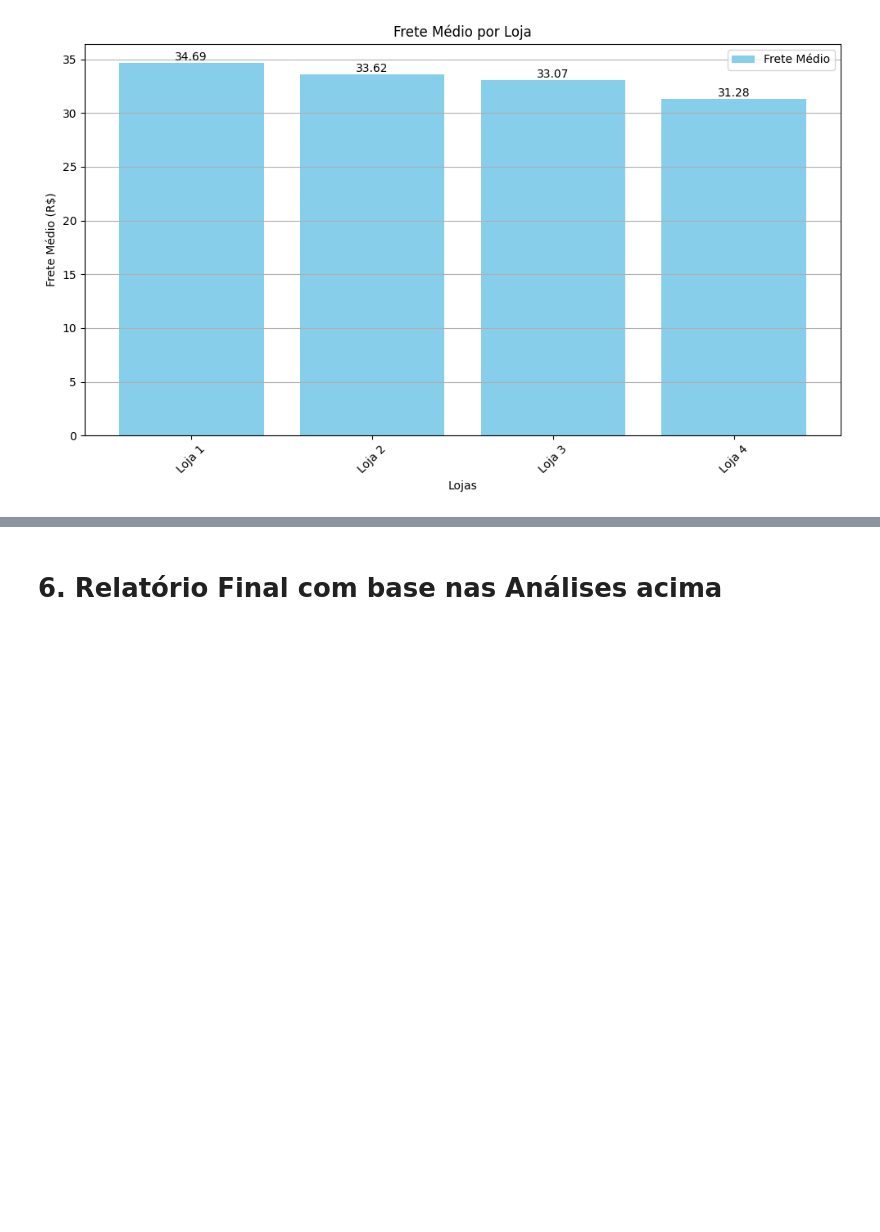
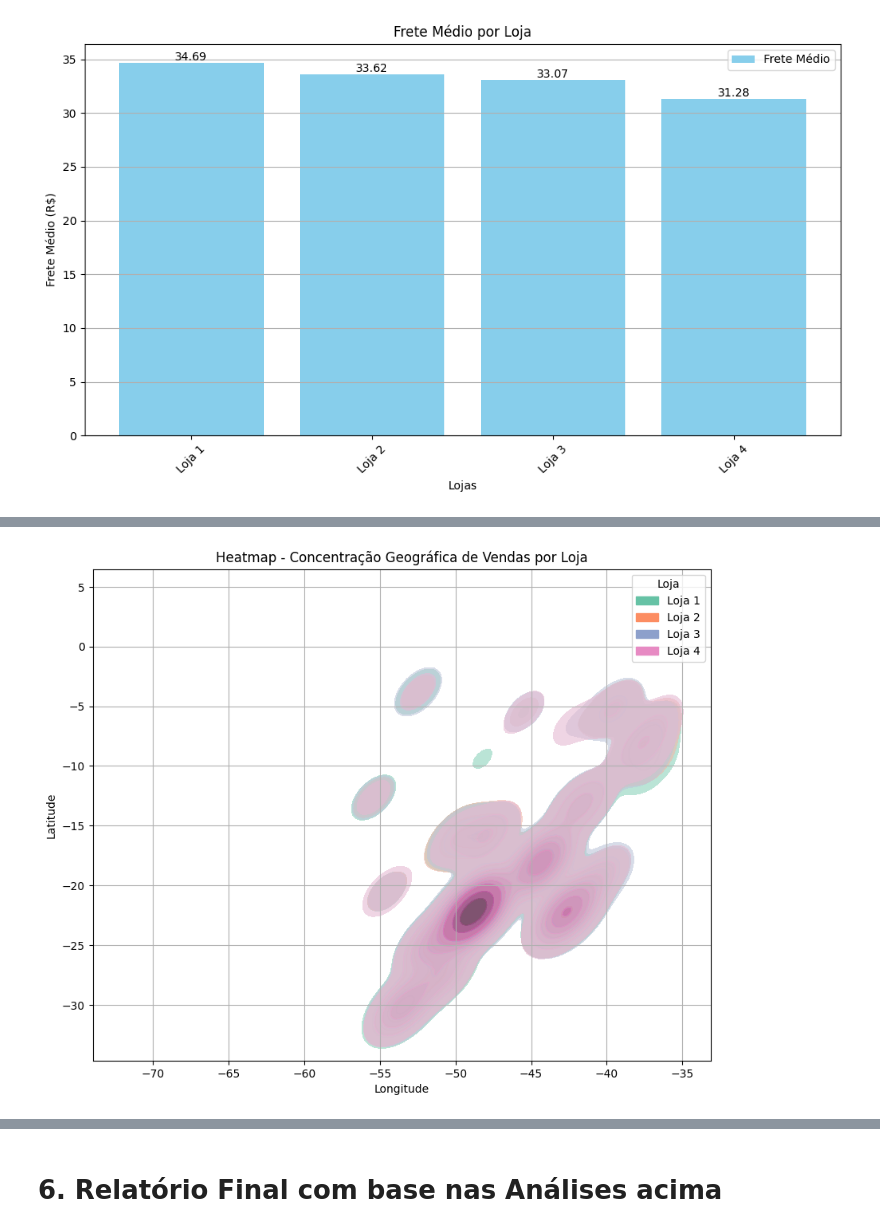
Before and after one commit to brodyandre/Challenge_Alura_Store_Oracle_One, a Jupyter notebook: Resolucao_Challenge_Oracle_One.ipynb, the cells around one changed output, grey strips where cells are left out. Drawn from its saved outputs; the diff is of its cells as text; code cells hidden in the pictures; blank space fills up the shorter version.

```diff
--- a/Resolucao_Challenge_Oracle_One.ipynb
+++ b/Resolucao_Challenge_Oracle_One.ipynb
@@ -593,0 +598,72 @@ plt.show()
+# %%
+import pandas as pd
+import plotly.express as px
+import seaborn as sns
+import matplotlib.pyplot as plt
+
+# Carregar os dados
+urls = {
+    "Loja 1": "https://raw.githubusercontent.com/alura-es-cursos/challenge1-data-science/refs/heads/main/base-de-dados-challenge-1/loja_1.csv",
+    "Loja 2": "https://raw.githubusercontent.com/alura-es-cursos/challenge1-data-science/refs/heads/main/base-de-dados-challenge-1/loja_2.csv",
+    "Loja 3": "https://raw.githubusercontent.com/alura-es-cursos/challenge1-data-science/refs/heads/main/base-de-dados-challenge-1/loja_3.csv",
+    "Loja 4": "https://raw.githubusercontent.com/alura-es-cursos/challenge1-data-science/refs/heads/main/base-de-dados-challenge-1/loja_4.csv"
+}
+
+# Ler e combinar os dados com o nome da loja
+df_total = pd.DataFrame()
+for nome_loja, url in urls.items():
+    df_loja = pd.read_csv(url)
+    df_loja['Loja'] = nome_loja
+    df_total = pd.concat([df_total, df_loja], ignore_index=True)
+
+# ---------------------------
+# 📍 Gráfico de Dispersão Mapa Interativo (Plotly)
+# ---------------------------
+fig1 = px.scatter_geo(
+    df_total,
+    lat='lat',
+    lon='lon',
+    color='Loja',
+    hover_name='Produto',
+    scope='south america',
+    title='Distribuição Geográfica das Vendas por Loja'
+)
+fig1.update_layout(height=600)
+fig1.show()
+
+# ---------------------------
+# 🔥 Heatmap por Loja (Seaborn)
+# ---------------------------
+plt.figure(figsize=(10, 8))
+sns.kdeplot(
+    data=df_total,
+    x='lon', y='lat',
+    hue='Loja',
+    fill=True,
+    common_norm=False,
+    alpha=0.6,
+    palette='Set2'
+)
+plt.title('Heatmap - Concentração Geográfica de Vendas por Loja')
+plt.xlabel('Longitude')
+plt.ylabel('Latitude')
+plt.grid(True)
+plt.show()
+
+# ---------------------------
+# 📊 Desempenho por Região
+# ---------------------------
+desempenho = df_total.groupby(['Local da compra', 'Loja']).size().reset_index(name='Qtd Vendas')
+pivot = desempenho.pivot(index='Local da compra', columns='Loja', values='Qtd Vendas').fillna(0).astype(int)
+print("📌 Desempenho por Região:\n")
+print(pivot)
+
+# ---------------------------
+# 🧠 Observações automáticas (Exemplo simples)
+# ---------------------------
+mais_vendida = df_total.groupby('Loja').size().sort_values(ascending=False)
+print("\n🏆 Loja com mais vendas no total:", mais_vendida.idxmax(), f"({mais_vendida.max()} vendas)")
+
+top_regiao = df_total['Local da compra'].value_counts().idxmax()
+print("📍 Região com maior concentração de vendas:", top_regiao)
+# %% [output]
@@ -593,0 +671 @@ plt.show()
+[figure, added]
```
Also changed, not shown: parts of 3 cells of this notebook.
